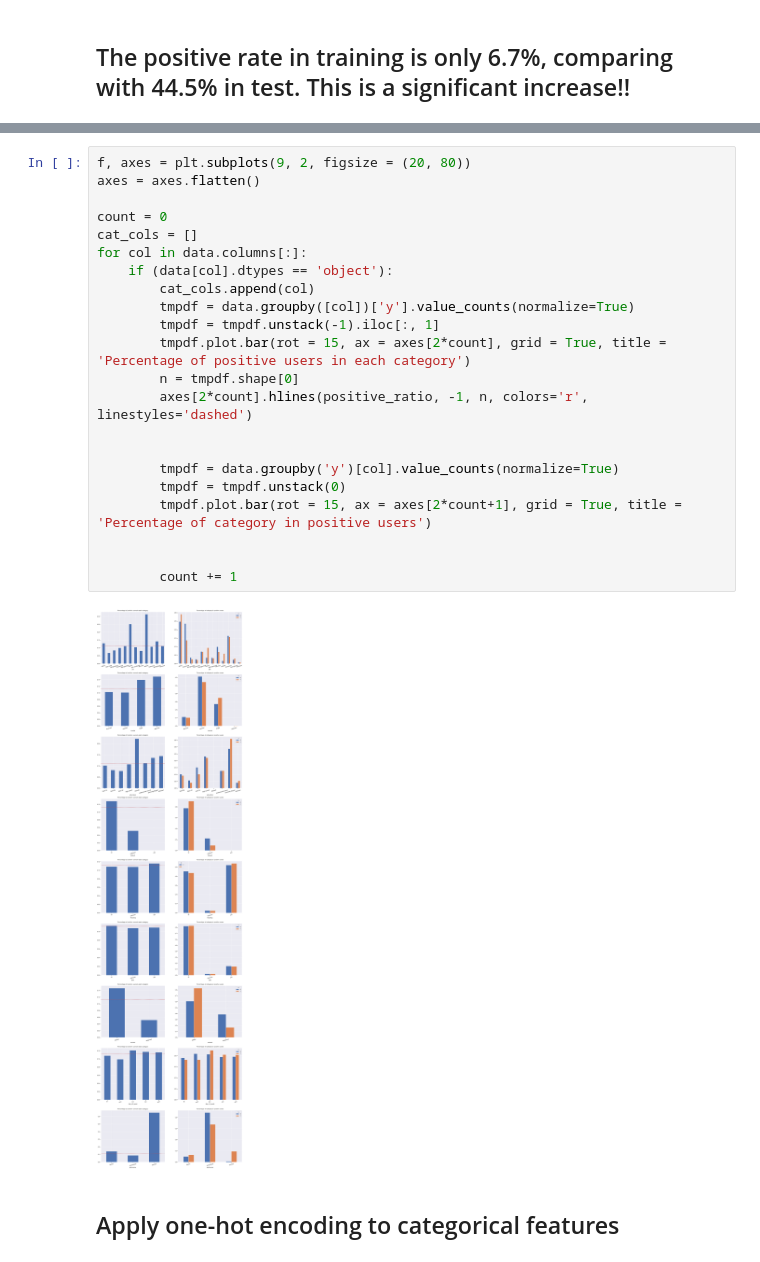
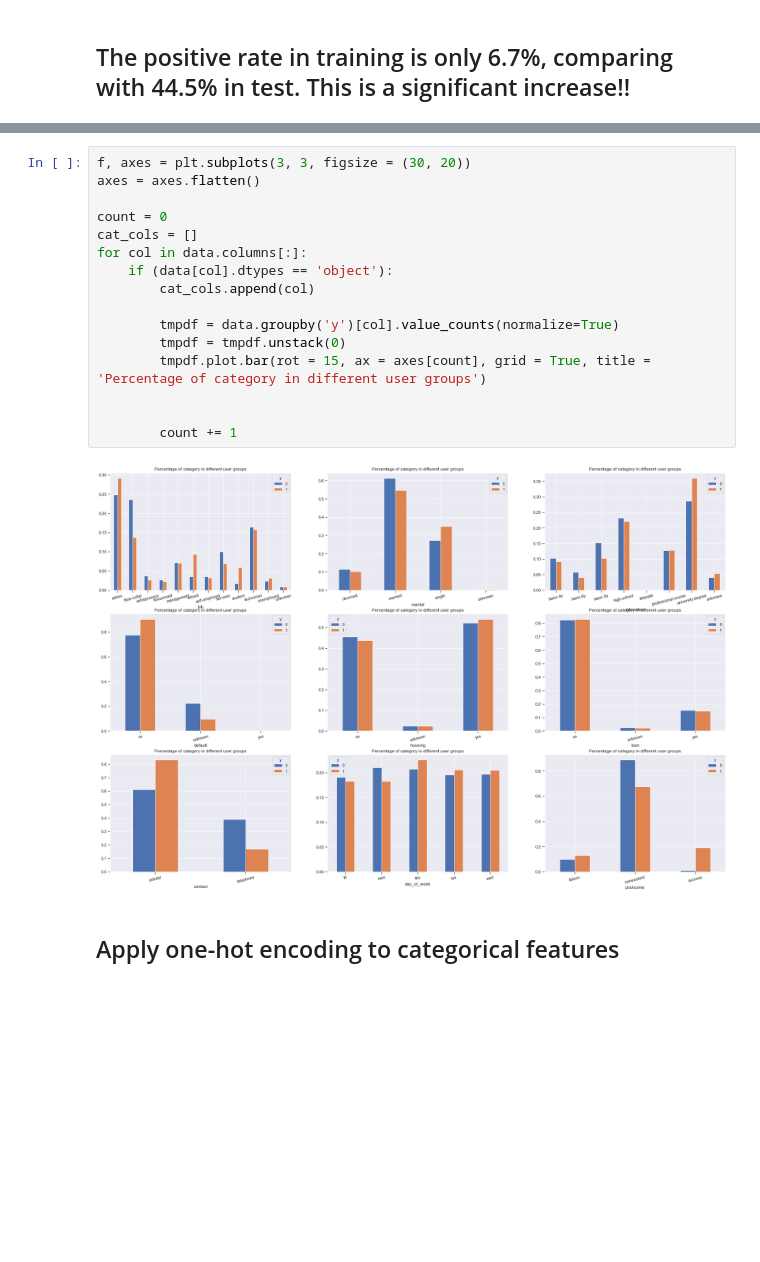
Before and after one commit to has64pitt/bank_marketing, a Jupyter notebook: Bank_Marketing_Case_Study.ipynb, the cells around one changed output, grey strips where cells are left out. Saved outputs shown, nothing was run; the diff lists cells and outputs as text; blank space fills up the shorter version.

```diff
--- a/Bank_Marketing_Case_Study.ipynb
+++ b/Bank_Marketing_Case_Study.ipynb
@@ -308,27 +305,21 @@ Name: y, dtype: float64
 # %%
-f, axes = plt.subplots(9, 2, figsize = (20, 80))
+f, axes = plt.subplots(3, 3, figsize = (30, 20))
 axes = axes.flatten()
 
 count = 0
 cat_cols = []
 for col in data.columns[:]:
     if (data[col].dtypes == 'object'):
         cat_cols.append(col)
-        tmpdf = data.groupby([col])['y'].value_counts(normalize=True)
-        tmpdf = tmpdf.unstack(-1).iloc[:, 1]
-        tmpdf.plot.bar(rot = 15, ax = axes[2*count], grid = True, title = 'Percentage of positive users in each category')
-        n = tmpdf.shape[0]
-        axes[2*count].hlines(positive_ratio, -1, n, colors='r', linestyles='dashed')
-
 
         tmpdf = data.groupby('y')[col].value_counts(normalize=True)
         tmpdf = tmpdf.unstack(0)
-        tmpdf.plot.bar(rot = 15, ax = axes[2*count+1], grid = True, title = 'Percentage of category in positive users')
+        tmpdf.plot.bar(rot = 15, ax = axes[count], grid = True, title = 'Percentage of category in different user groups')
 
 
         count += 1
 # %% [output]
-[figure, old version]
+[figure, new version]
 # %% [markdown]
 ## Apply one-hot encoding to categorical features
 # %%
```
Also changed, not shown: parts of 13 cells of this notebook.
